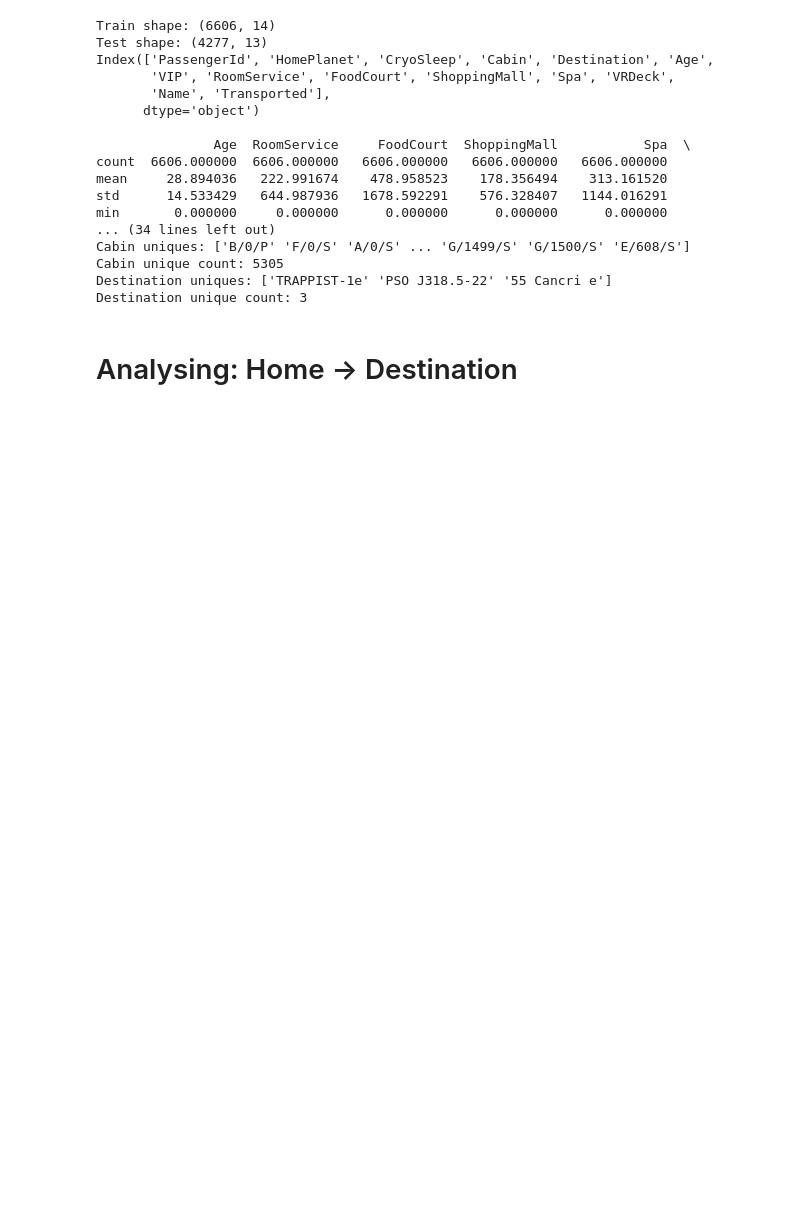
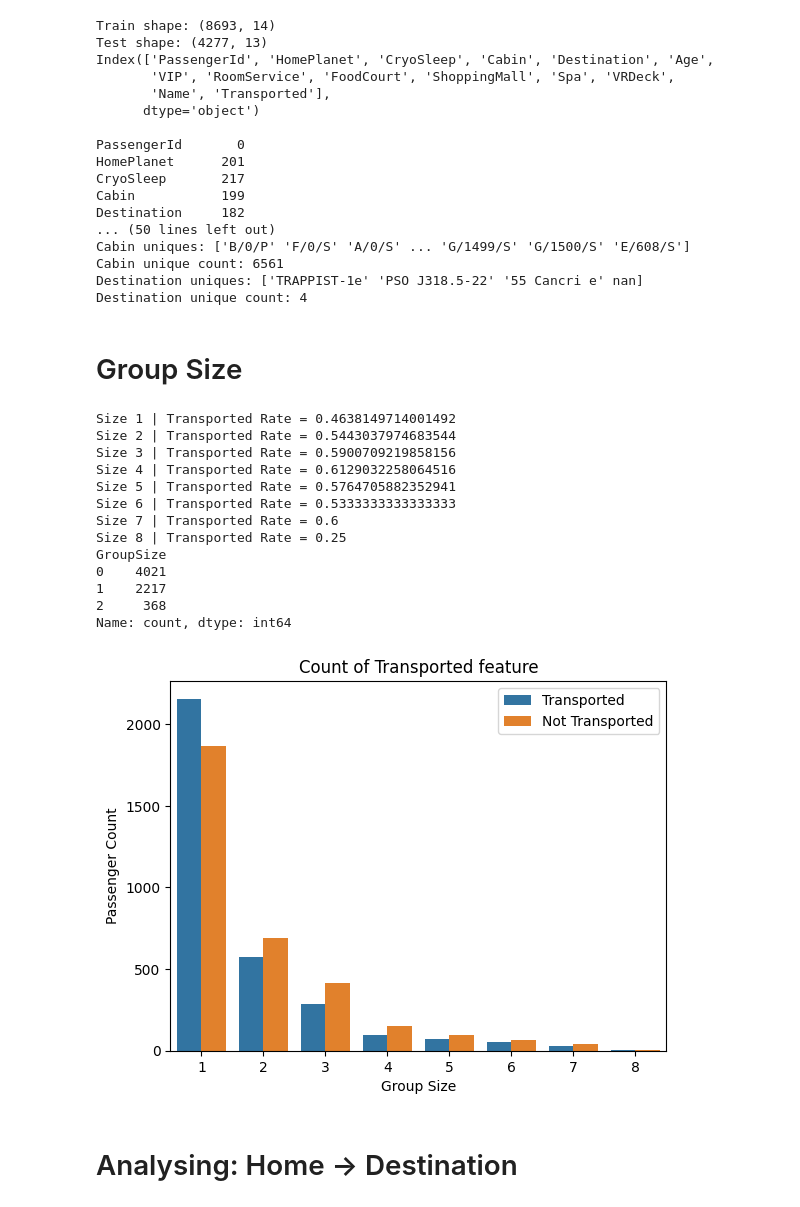
Before and after one commit to jp-al23/Kaggle-Challenges, a Jupyter notebook: Spaceship_Titanic/Data_Analysis.ipynb, the cells around one changed output. Drawn from its saved outputs; the diff is of its cells as text; code cells hidden in the pictures; blank space fills up the shorter version.

```diff
--- a/Spaceship_Titanic/Data_Analysis.ipynb
+++ b/Spaceship_Titanic/Data_Analysis.ipynb
@@ -8,12 +8,15 @@ import seaborn as sns
 # of passengers during the abnormality
 
 df_train = pd.read_csv("data/train.csv")
-df_train = df_train.dropna() # Only for now
 df_test = pd.read_csv("data/test.csv")
+
 
 print("Train shape:", df_train.shape)
 print("Test shape:", df_test.shape)
 print(df_train.columns)
+print()
+null_values_per_column = df_train.isnull().sum()
+print(null_values_per_column)
 
 print()
 print(df_train.describe())
@@ -40,24 +43,76 @@ print()
 
 # Attention to 'RoomService', 'FoodCourt', 'ShoppingMall', 'Spa', 'VRDeck' features,
 # they looks like to have many outliers
+
+# Null values
+df_train = df_train.dropna() # Only for now
+
+indexes = df_train.index
+n = df_train.shape[0]
 # %% [output]
-Train shape: (6606, 14)
+Train shape: (8693, 14)
 Test shape: (4277, 13)
 Index(['PassengerId', 'HomePlanet', 'CryoSleep', 'Cabin', 'Destination', 'Age',
        'VIP', 'RoomService', 'FoodCourt', 'ShoppingMall', 'Spa', 'VRDeck',
        'Name', 'Transported'],
       dtype='object')
 
-               Age  RoomService     FoodCourt  ShoppingMall           Spa  \
-count  6606.000000  6606.000000   6606.000000   6606.000000   6606.000000
-mean     28.894036   222.991674    478.958523    178.356494    313.161520
-std      14.533429   644.987936   1678.592291    576.328407   1144.016291
-min       0.000000     0.000000      0.000000      0.000000      0.000000
-... (34 lines left out)
+PassengerId       0
+HomePlanet      201
+CryoSleep       217
+Cabin           199
+Destination     182
+... (50 lines left out)
 Cabin uniques: ['B/0/P' 'F/0/S' 'A/0/S' ... 'G/1499/S' 'G/1500/S' 'E/608/S']
-Cabin unique count: 5305
-Destination uniques: ['TRAPPIST-1e' 'PSO J318.5-22' '55 Cancri e']
-Destination unique count: 3
+Cabin unique count: 6561
+Destination uniques: ['TRAPPIST-1e' 'PSO J318.5-22' '55 Cancri e' nan]
+Destination unique count: 4
+# %% [markdown]
+# Group Size
+# %%
+df_copy = df_train.copy()
+df_copy["PassengerId"] = df_copy["PassengerId"].apply(lambda x: int(x[:4]))
+values_frequency = df_copy["PassengerId"].value_counts()
+df_copy["GroupSize"] = df_copy["PassengerId"].apply(lambda x: values_frequency.loc[x])
+
+for i in range(1,9):
+    group_i = df_copy[df_copy["GroupSize"] == i ]
+    transported_i = group_i[ group_i["Transported"] == True ]
+    print("Size {} | Transported Rate = {}".format( i , transported_i.shape[0] / group_i.shape[0] ))
+
+ax = sns.countplot(x='GroupSize', hue='Transported', data=df_copy)
+plt.xlabel('Group Size')
+plt.ylabel('Passenger Count')
+plt.legend(["Transported", "Not Transported"])
+plt.title("Count of Transported feature")
+
+def final_categories(x):
+    if x == 1:
+        return 0 # Singular "group"
+
+    elif x <= 4:
+        return 1 # Medium group
+
+    else:
+        return 2 # Big group
+
+df_train["GroupSize"] = df_copy["GroupSize"].apply(final_categories)
+print(df_train["GroupSize"].value_counts())
+# %% [output]
+Size 1 | Transported Rate = 0.4638149714001492
+Size 2 | Transported Rate = 0.5443037974683544
+Size 3 | Transported Rate = 0.5900709219858156
+Size 4 | Transported Rate = 0.6129032258064516
+Size 5 | Transported Rate = 0.5764705882352941
+Size 6 | Transported Rate = 0.5333333333333333
+Size 7 | Transported Rate = 0.6
+Size 8 | Transported Rate = 0.25
+GroupSize
+0    4021
+1    2217
+2     368
+Name: count, dtype: int64
+[figure, added]
 # %% [markdown]
 # Analysing: Home -> Destination
 # %%
```
Also changed, not shown: parts of 9 cells of this notebook.
